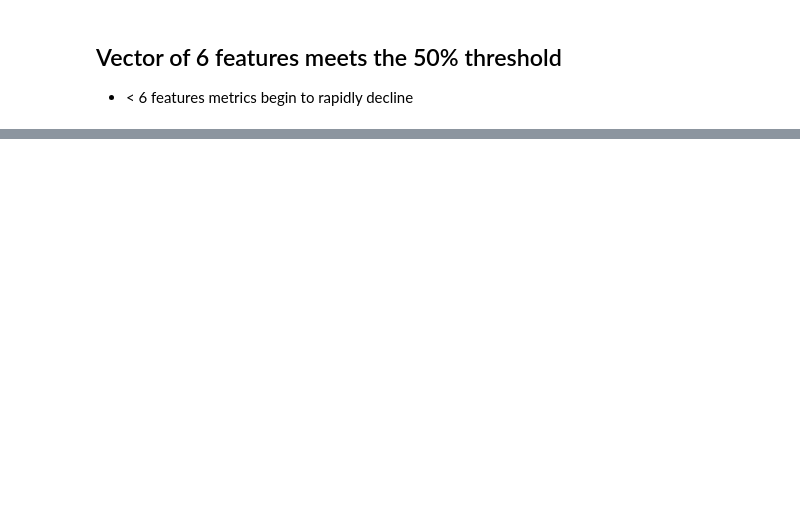
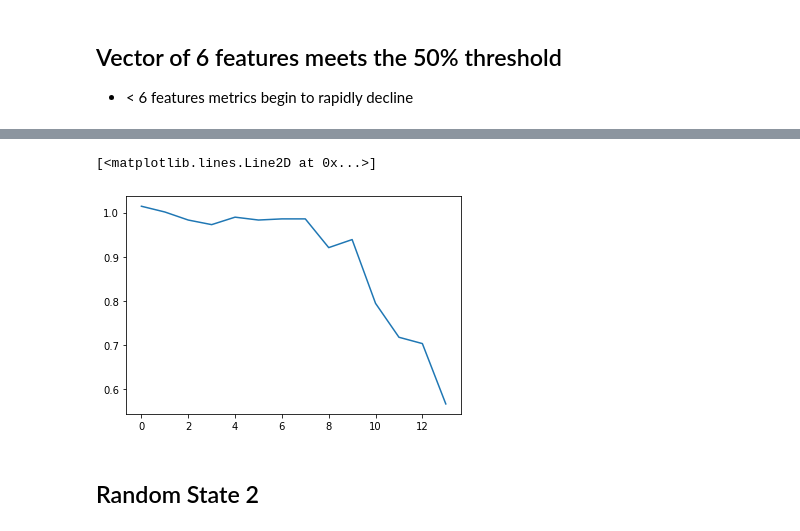
Before and after one commit to apple-soda/xgboost-nfkb-features, a Jupyter notebook: notebooks/thresh.ipynb, the cells around one changed output, grey strips where cells are left out. Drawn from its saved outputs; the diff is of its cells as text; code cells hidden in the pictures; blank space fills up the shorter version.

```diff
--- a/notebooks/thresh.ipynb
+++ b/notebooks/thresh.ipynb
@@ -66,0 +88,7 @@ for i in crs:
+# %%
+plt.plot(static_percent_res)
+# %% [output]
+[<matplotlib.lines.Line2D at 0x...>]
+[figure, added]
+# %% [markdown]
+## Random State 2
```
Also changed, not shown: parts of 15 cells of this notebook, 1 other file.
